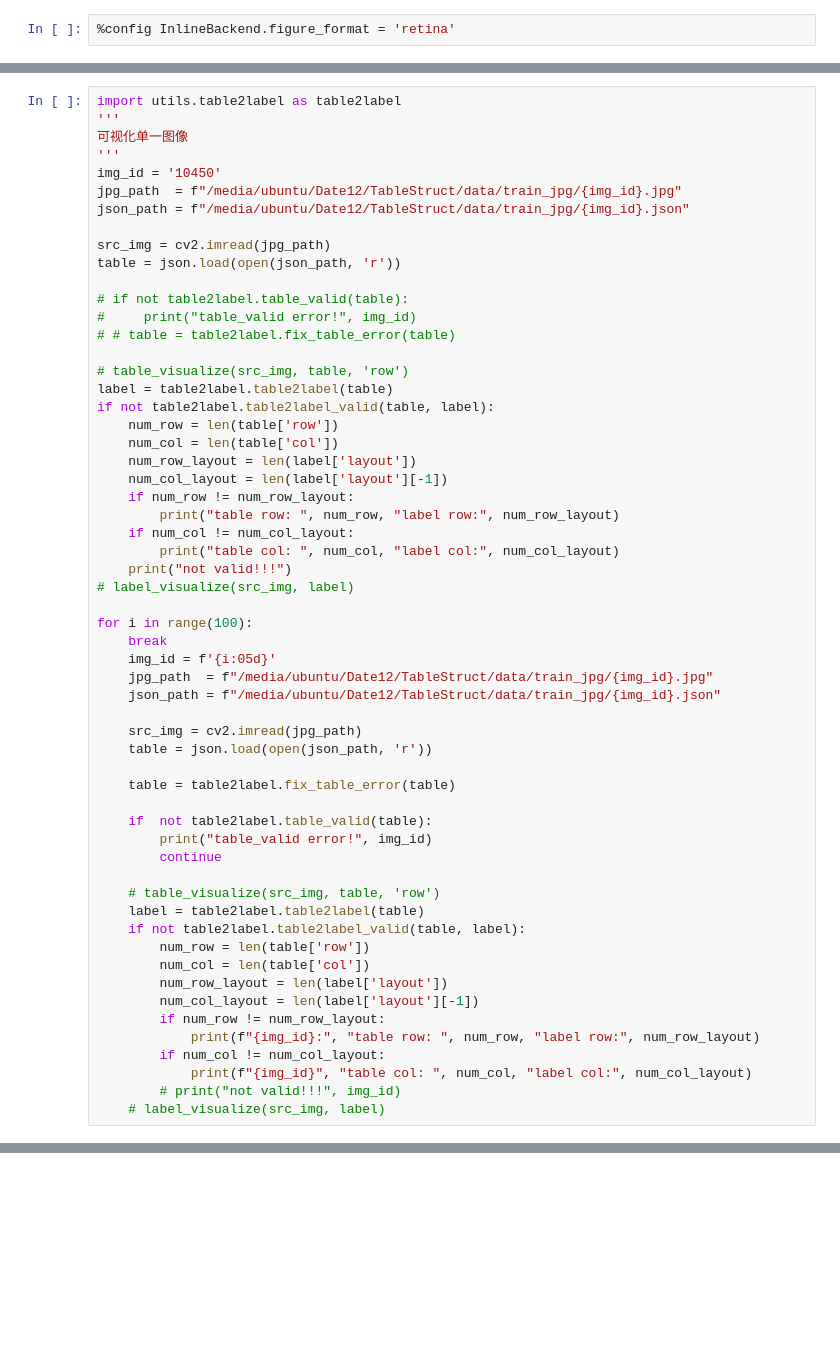
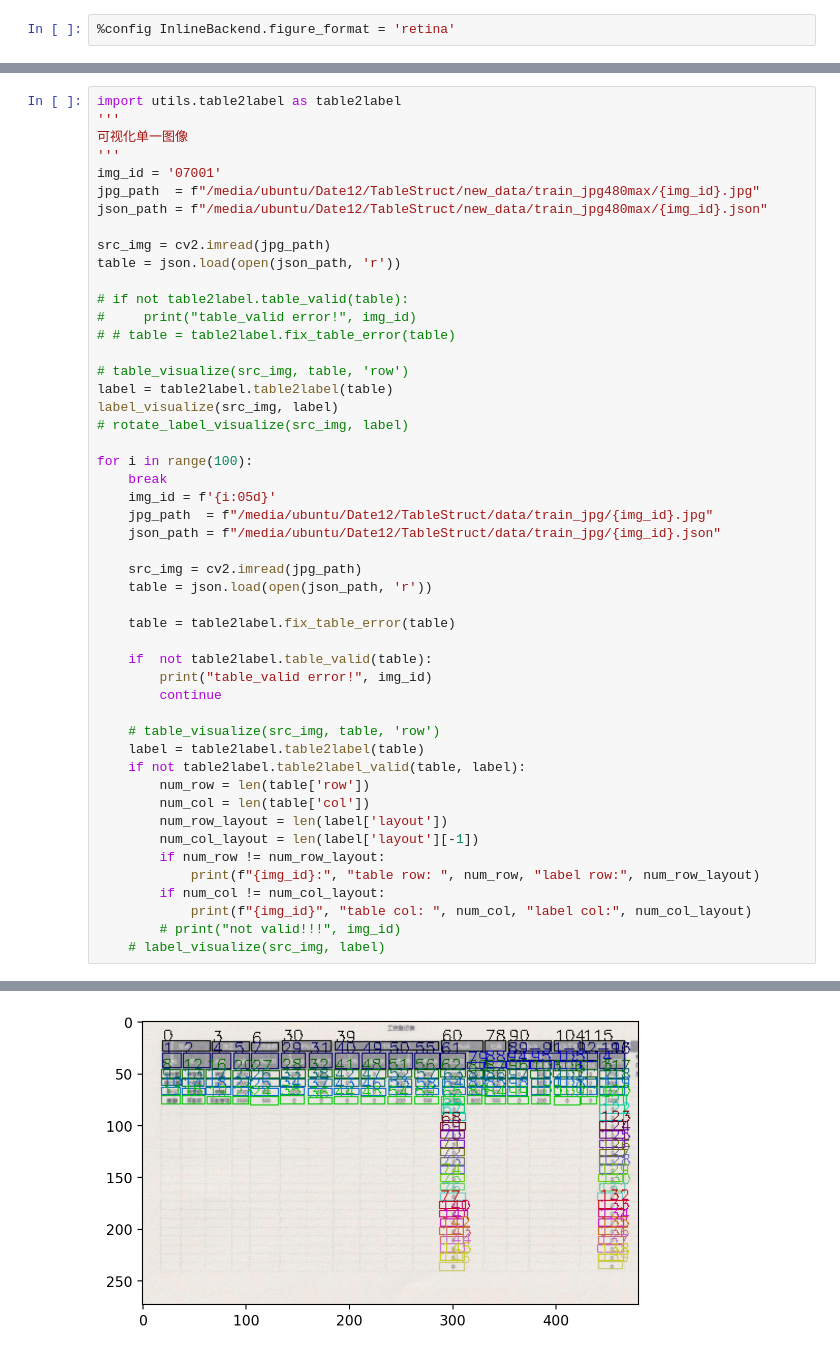
Before and after one commit to bysen32/TableMASTER-mmocr, a Jupyter notebook: bysen32_script/B1.debug_single_image_visualize.ipynb, the cells around one changed output, grey strips where cells are left out. Saved outputs shown, nothing was run; the diff lists cells and outputs as text; blank space fills up the shorter version.

```diff
--- a/bysen32_script/B1.debug_single_image_visualize.ipynb
+++ b/bysen32_script/B1.debug_single_image_visualize.ipynb
@@ -61,9 +92,9 @@ import utils.table2label as table2label
 '''
 可视化单一图像
 '''
-img_id = '10450'
-jpg_path  = f"/media/ubuntu/Date12/TableStruct/data/train_jpg/{img_id}.jpg"
-json_path = f"/media/ubuntu/Date12/TableStruct/data/train_jpg/{img_id}.json"
+img_id = '07001'
+jpg_path  = f"/media/ubuntu/Date12/TableStruct/new_data/train_jpg480max/{img_id}.jpg"
+json_path = f"/media/ubuntu/Date12/TableStruct/new_data/train_jpg480max/{img_id}.json"
 
 src_img = cv2.imread(jpg_path)
 table = json.load(open(json_path, 'r'))
@@ -74,17 +105,8 @@ table = json.load(open(json_path, 'r'))
 
 # table_visualize(src_img, table, 'row')
 label = table2label.table2label(table)
-if not table2label.table2label_valid(table, label):
-    num_row = len(table['row'])
-    num_col = len(table['col'])
-    num_row_layout = len(label['layout'])
-    num_col_layout = len(label['layout'][-1])
-    if num_row != num_row_layout:
-        print("table row: ", num_row, "label row:", num_row_layout)
-    if num_col != num_col_layout:
-        print("table col: ", num_col, "label col:", num_col_layout)
-    print("not valid!!!")
-# label_visualize(src_img, label)
+label_visualize(src_img, label)
+# rotate_label_visualize(src_img, label)
 
 for i in range(100):
     break
@@ -118,0 +140 @@ ValueError: min() arg is an empty sequence
+[figure, added]
```
Also changed, not shown: parts of 2 cells of this notebook, 16 other files.
